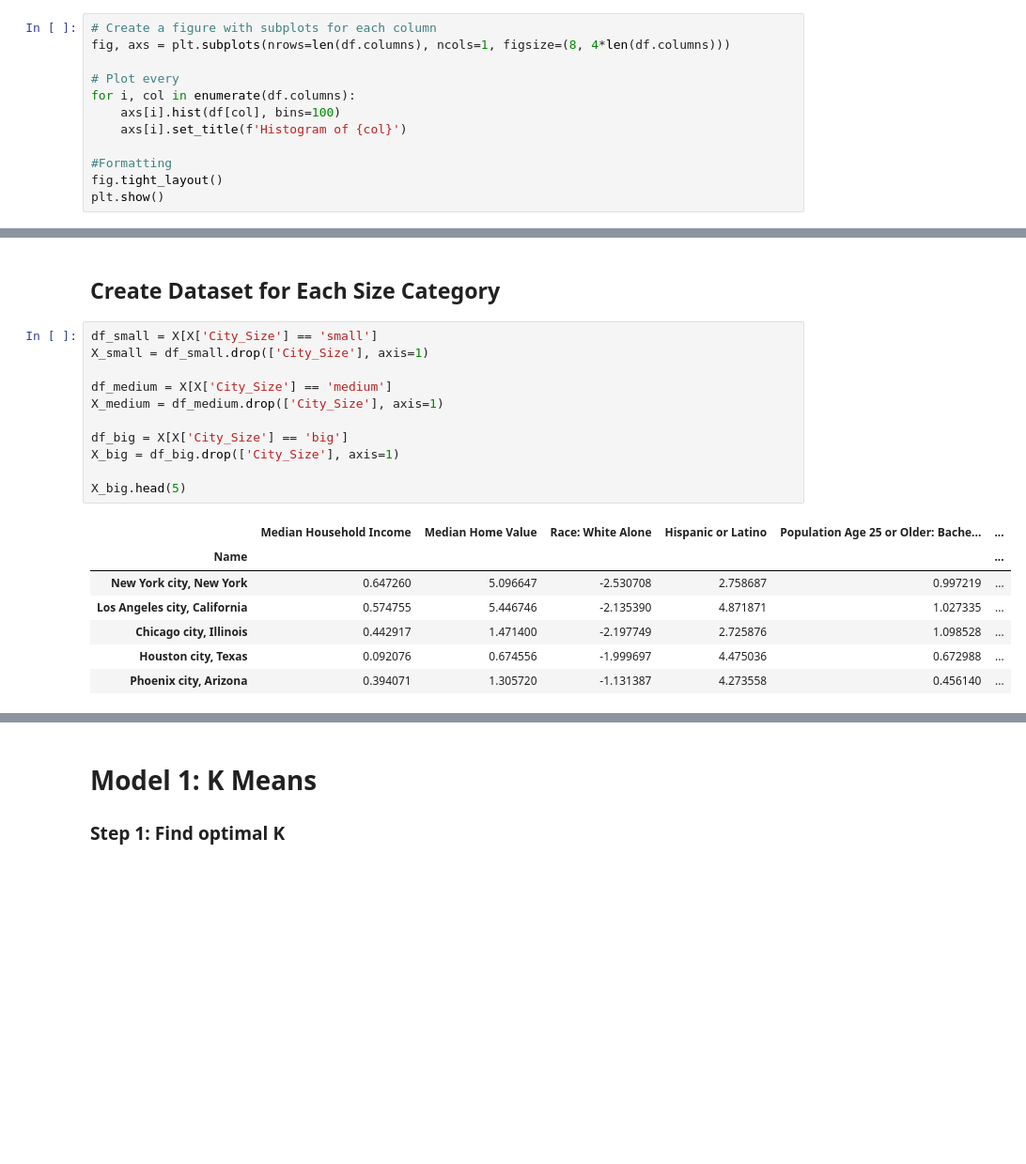
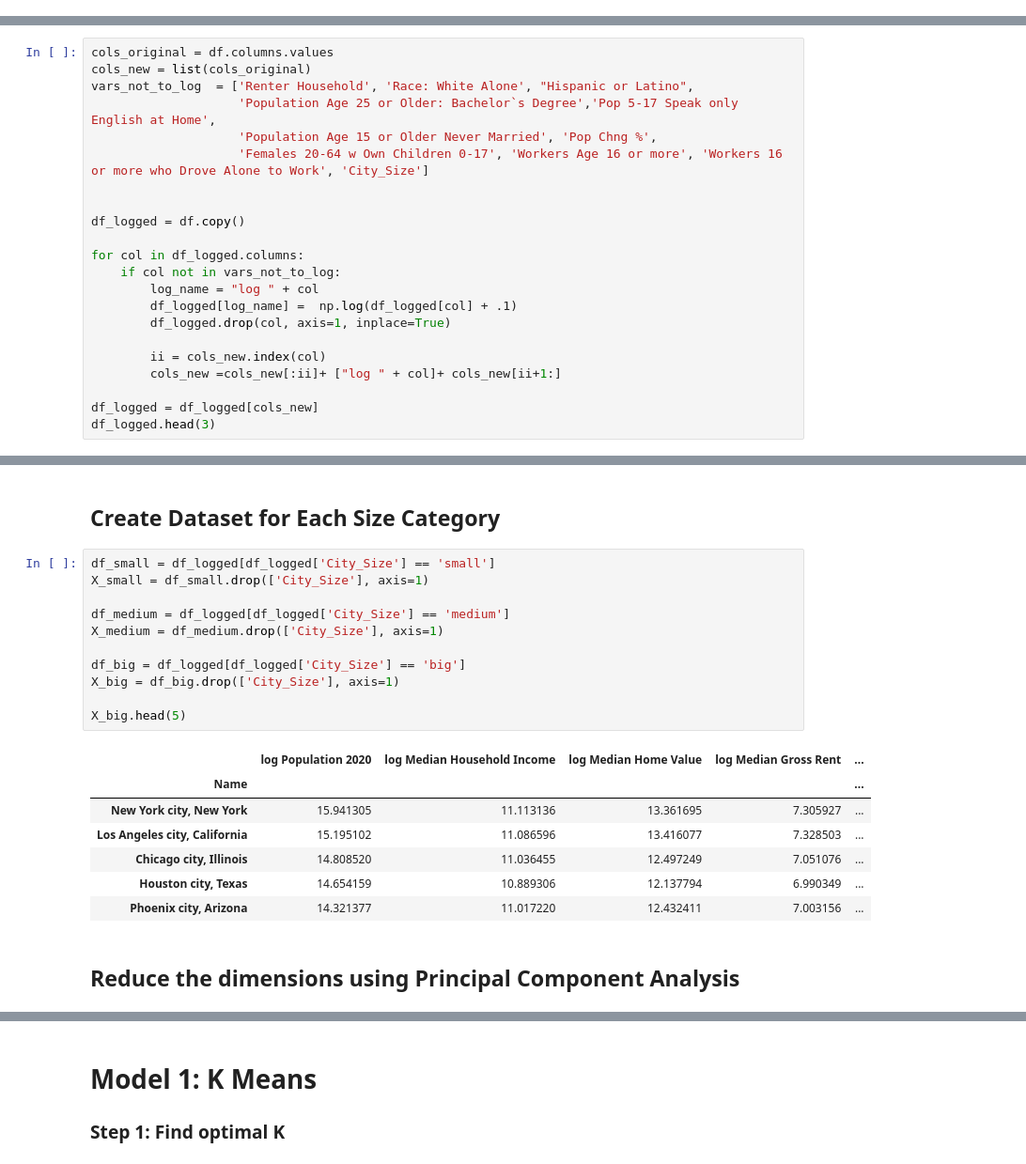
Before and after one commit to colton-lapp/DemographicChange, a Jupyter notebook: Q3_Clustering-FINAL.ipynb, the cells around one changed output, grey strips where cells are left out. Shown at 94% size. Saved outputs shown, nothing was run; the diff lists cells and outputs as text; blank space fills up the shorter version.

```diff
--- a/Q3_Clustering-FINAL.ipynb
+++ b/Q3_Clustering-FINAL.ipynb
@@ -154,12 +138,0 @@ plt.show()
-# %%
-# Create a figure with subplots for each column
-fig, axs = plt.subplots(nrows=len(df.columns), ncols=1, figsize=(8, 4*len(df.columns)))
-
-# Plot every
-for i, col in enumerate(df.columns):
-    axs[i].hist(df[col], bins=100)
-    axs[i].set_title(f'Histogram of {col}')
-
-#Formatting
-fig.tight_layout()
-plt.show()
@@ -198,0 +148,22 @@ Index(['Population 2020', 'Median Household Income', 'Median Home Value',
+# %%
+cols_original = df.columns.values
+cols_new = list(cols_original)
+vars_not_to_log  = ['Renter Household', 'Race: White Alone', "Hispanic or Latino",
+                    'Population Age 25 or Older: Bachelor`s Degree','Pop 5-17 Speak only English at Home',
+                    'Population Age 15 or Older Never Married', 'Pop Chng %',
+                    'Females 20-64 w Own Children 0-17', 'Workers Age 16 or more', 'Workers 16 or more who Drove Alone to Work', 'City_Size']
+
+
+df_logged = df.copy()
+
+for col in df_logged.columns:
+    if col not in vars_not_to_log:
+        log_name = "log " + col
+        df_logged[log_name] =  np.log(df_logged[col] + .1)
+        df_logged.drop(col, axis=1, inplace=True)
+
+        ii = cols_new.index(col)
+        cols_new =cols_new[:ii]+ ["log " + col]+ cols_new[ii+1:]
+
+df_logged = df_logged[cols_new]
+df_logged.head(3)
@@ -232,21 +201,23 @@ X.head()
 # %% [markdown]
 ## Create Dataset for Each Size Category
 # %%
-df_small = X[X['City_Size'] == 'small']
+df_small = df_logged[df_logged['City_Size'] == 'small']
 X_small = df_small.drop(['City_Size'], axis=1)
 
-df_medium = X[X['City_Size'] == 'medium']
+df_medium = df_logged[df_logged['City_Size'] == 'medium']
 X_medium = df_medium.drop(['City_Size'], axis=1)
 
-df_big = X[X['City_Size'] == 'big']
+df_big = df_logged[df_logged['City_Size'] == 'big']
 X_big = df_big.drop(['City_Size'], axis=1)
 
 X_big.head(5)
 # %% [output]
-|  | Median Household Income | Median Home Value | Race: White Alone | Hispanic or Latino | Population Age 25 or Older: Bache... | ... |
-| Name |  |  |  |  |  | ... |
-| New York city, New York | 0.647260 | 5.096647 | -2.530708 | 2.758687 | 0.997219 | ... |
-| Los Angeles city, California | 0.574755 | 5.446746 | -2.135390 | 4.871871 | 1.027335 | ... |
-| Chicago city, Illinois | 0.442917 | 1.471400 | -2.197749 | 2.725876 | 1.098528 | ... |
-| Houston city, Texas | 0.092076 | 0.674556 | -1.999697 | 4.475036 | 0.672988 | ... |
-| Phoenix city, Arizona | 0.394071 | 1.305720 | -1.131387 | 4.273558 | 0.456140 | ... |
+|  | log Population 2020 | log Median Household Income | log Median Home Value | log Median Gross Rent | ... |
+| Name |  |  |  |  | ... |
+| New York city, New York | 15.941305 | 11.113136 | 13.361695 | 7.305927 | ... |
+| Los Angeles city, California | 15.195102 | 11.086596 | 13.416077 | 7.328503 | ... |
+| Chicago city, Illinois | 14.808520 | 11.036455 | 12.497249 | 7.051076 | ... |
+| Houston city, Texas | 14.654159 | 10.889306 | 12.137794 | 6.990349 | ... |
+| Phoenix city, Arizona | 14.321377 | 11.017220 | 12.432411 | 7.003156 | ... |
+# %% [markdown]
+##  Reduce the dimensions using Principal Component Analysis
```
Also changed, not shown: parts of 66 cells of this notebook.
